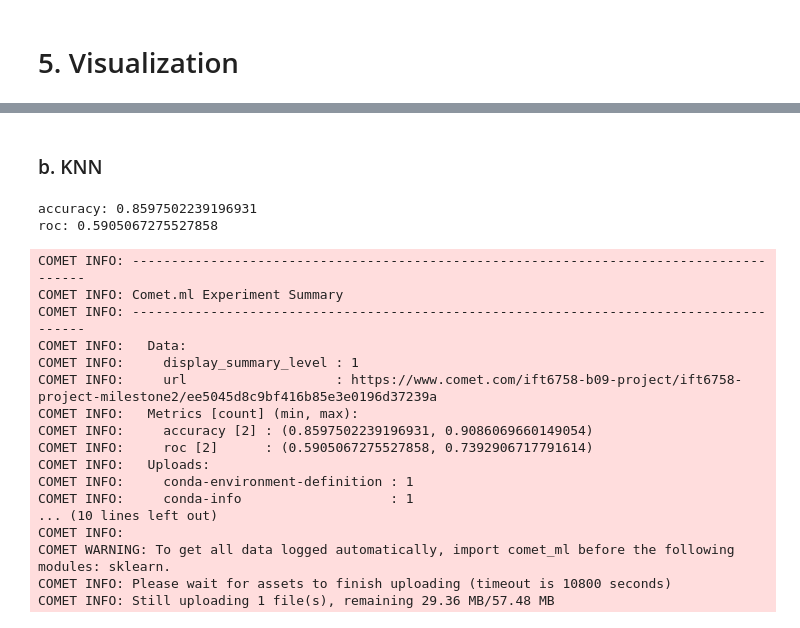
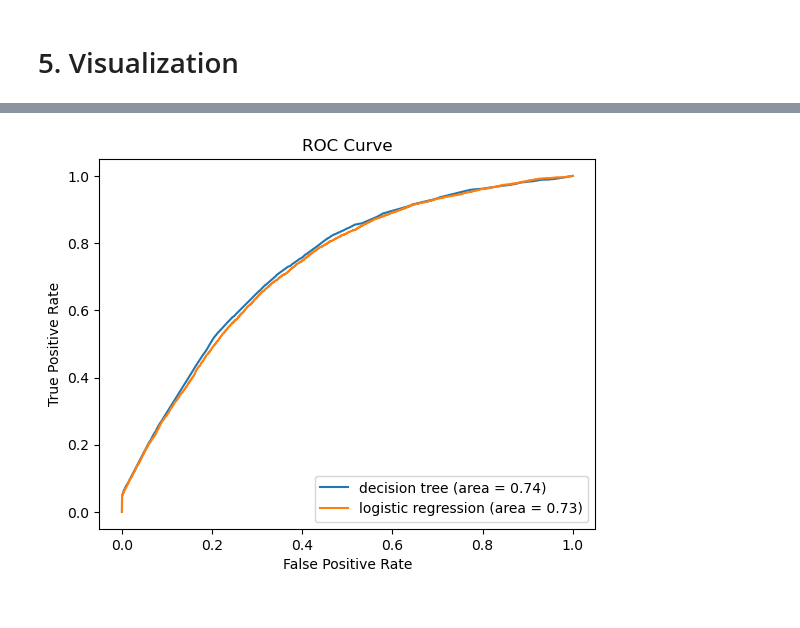
Before and after one commit to Arminhosseini/IFT6758_project, a Jupyter notebook: best_shot_model.ipynb, the cells around one changed output, grey strips where cells are left out. Cells and saved outputs as stored; diff of their text form; code cells hidden in the pictures.

Commit message:
add comet and testing

```diff
--- a/best_shot_model.ipynb
+++ b/best_shot_model.ipynb
@@ -217 +217,13 @@ Counter({0: 214632, 1: 64389})
+# %%
+# Parameter grid search for decision tree
+param_grid_tree = {
+    "tree__criterion": ['gini', 'entropy'],
+    "tree__max_depth": [5, 10],
+    "tree__min_samples_leaf": [5, 10]
+}
+
+pipeline = Pipeline([
+    ('preprocessor', preprocessor),
+    ('tree', DecisionTreeClassifier())
+])
 # %%
@@ -259,16 +306,21 @@ joblib.dump(tree, path_output_tree_model)
+# %%
+# Parameter grid search for logistic regression
+param_grid_linear = {
+    "linear_clf__penalty": ['l1', 'l2'],
+    "linear_clf__C": [0.1, 0.01]
+}
+
+pipeline = Pipeline([
+    ('preprocessor', preprocessor),
+    ('linear_clf', LogisticRegression())
+])
 # %%
-param_grid_knn = {
-    'n_neighbors': [2, 3],
-    'weights': ['uniform', 'distance']
-}
+grid_search = GridSearchCV(pipeline, param_grid_linear, cv=5, scoring='roc_auc')
 
-knn_classifier = KNeighborsClassifier()
-
-grid_search = GridSearchCV(knn_classifier, param_grid_knn, cv=5, scoring='roc_auc', n_jobs=2)
 # grid_search.fit(X_train, y_train)
 grid_search.fit(X_train_resampled, y_train_resampled)
 
-knn_best = grid_search.best_estimator_
+best_linear_clf = grid_search.best_estimator_
 
 print("Best Parameters:", grid_search.best_params_)
 print(f"Best score: {grid_search.best_score_}")
@@ -296,8 +393,8 @@ joblib.dump(knn_best, path_output_knn_model)
 # %% [markdown]
 # 5. Visualization
 # %%
-y_val_pred_proba_tree = tree.predict_proba(X_val)[:, 1]
-y_val_pred_proba_knn = knn_best.predict_proba(X_val)[:, 1]
+y_val_pred_proba_tree = best_tree.predict_proba(X_val)[:, 1]
+y_val_pred_proba_logistic = best_linear_clf.predict_proba(X_val)[:, 1]
 
-models = ['decision tree', 'knn']
-probs = [y_val_pred_proba_tree, y_val_pred_proba_knn]
+models = ['decision tree', 'logistic regression']
+probs = [y_val_pred_proba_tree, y_val_pred_proba_logistic]
@@ -438,13 +400,0 @@ experiment.log_metrics({"accuracy": accuracy, "roc": roc_auc})
-# %% [markdown]
-### b. KNN
-# %%
-y_val_pred = knn_best.predict(X_val)
-accuracy = accuracy_score(y_val, y_val_pred)
-fpr, tpr, _ = roc_curve(y_val, y_val_pred_proba_knn)
-roc_auc = auc(fpr, tpr)
-
-print(f"accuracy: {accuracy}")
-print(f"roc: {roc_auc}")
-# %% [output]
-accuracy: 0.8597502239196931
-roc: 0.5905067275527858
@@ -454,20 +401,5 @@ experiment.log_metrics({"accuracy": accuracy, "roc": roc_auc})
-# %%
-experiment.end()
-# %% [output]
-COMET INFO: ---------------------------------------------------------------------------------------
-COMET INFO: Comet.ml Experiment Summary
-COMET INFO: ---------------------------------------------------------------------------------------
-COMET INFO:   Data:
-COMET INFO:     display_summary_level : 1
-COMET INFO:     url                   : https://www.comet.com/ift6758-b09-project/ift6758-project-milestone2/ee5045d8c9bf416b85e3e0196d37239a
-COMET INFO:   Metrics [count] (min, max):
-COMET INFO:     accuracy [2] : (0.8597502239196931, 0.9086069660149054)
-COMET INFO:     roc [2]      : (0.5905067275527858, 0.7392906717791614)
-COMET INFO:   Uploads:
-COMET INFO:     conda-environment-definition : 1
-COMET INFO:     conda-info                   : 1
-... (10 lines left out)
-COMET INFO:
-COMET WARNING: To get all data logged automatically, import comet_ml before the following modules: sklearn.
-COMET INFO: Please wait for assets to finish uploading (timeout is 10800 seconds)
-COMET INFO: Still uploading 1 file(s), remaining 29.36 MB/57.48 MB
+# %%
+path_output_image = os.path.join("images", "best_shot_model", "roc.jpg")
+Visualize_ROC(models, probs, y_val, path_output_image)
+# %% [output]
+[figure, added]
```
Also changed, not shown: parts of 43 cells of this notebook, 24 other files.
